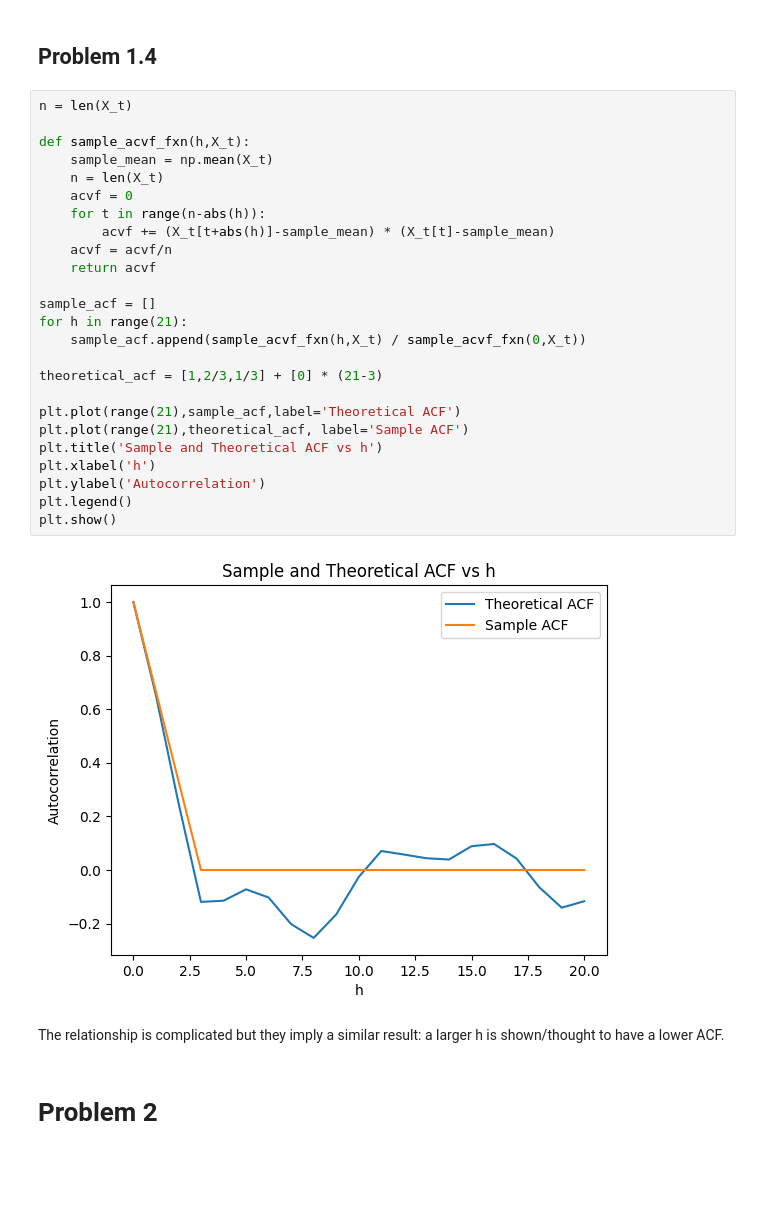
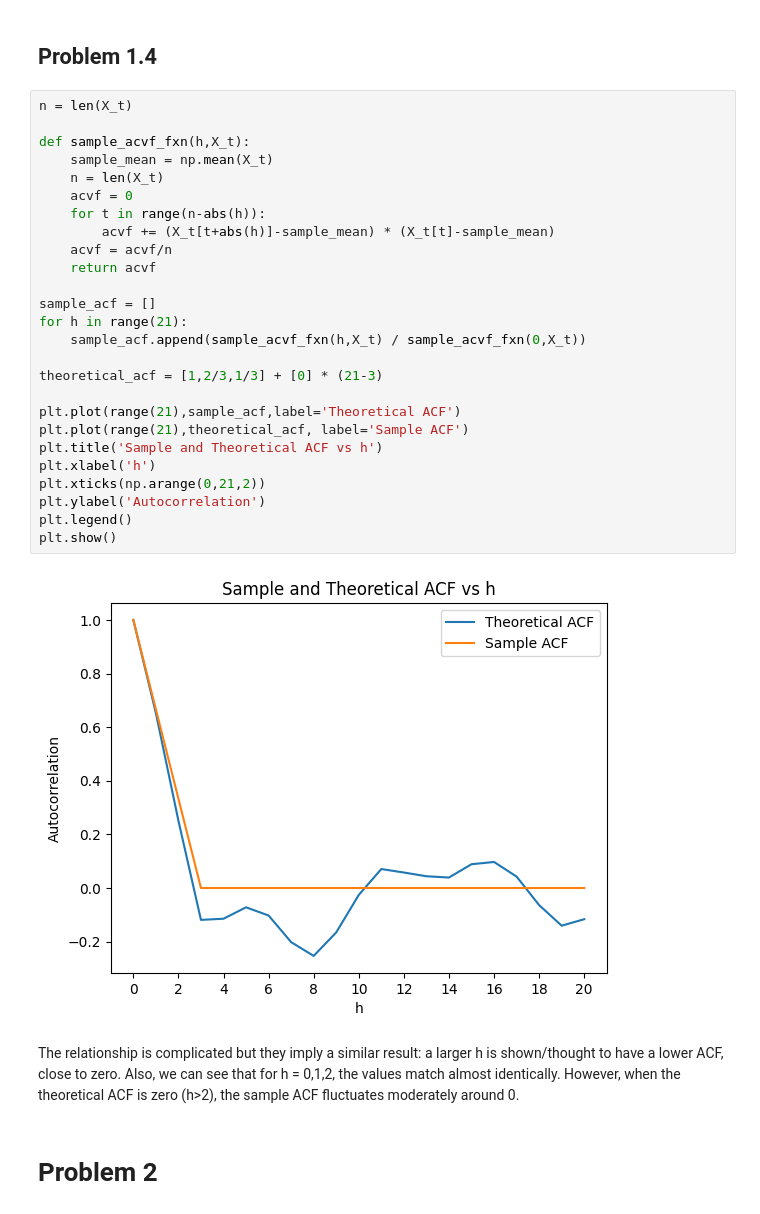
Before and after one commit to bwolfe0/Time_Series_PSTAT274, a Jupyter notebook: Lab_1/Lab1.ipynb, the cells around one changed output. Cells and saved outputs as stored; diff of their text form; blank space fills up the shorter version.

```diff
--- a/Lab_1/Lab1.ipynb
+++ b/Lab_1/Lab1.ipynb
@@ -47,32 +49,33 @@ See PDF
 # %%
 n = len(X_t)
 
 def sample_acvf_fxn(h,X_t):
     sample_mean = np.mean(X_t)
     n = len(X_t)
     acvf = 0
     for t in range(n-abs(h)):
         acvf += (X_t[t+abs(h)]-sample_mean) * (X_t[t]-sample_mean)
     acvf = acvf/n
     return acvf
 
 sample_acf = []
 for h in range(21):
     sample_acf.append(sample_acvf_fxn(h,X_t) / sample_acvf_fxn(0,X_t))
 
 theoretical_acf = [1,2/3,1/3] + [0] * (21-3)
 
 plt.plot(range(21),sample_acf,label='Theoretical ACF')
 plt.plot(range(21),theoretical_acf, label='Sample ACF')
 plt.title('Sample and Theoretical ACF vs h')
 plt.xlabel('h')
+plt.xticks(np.arange(0,21,2))
 plt.ylabel('Autocorrelation')
 plt.legend()
 plt.show()
 # %% [output]
-[figure, old version]
+[figure, new version]
 # %% [markdown]
-The relationship is complicated but they imply a similar result: a larger h is shown/thought to have a lower ACF.
+The relationship is complicated but they imply a similar result: a larger h is shown/thought to have a lower ACF, close to zero. Also, we can see that for h = 0,1,2, the values match almost identically. However, when the theoretical ACF is zero (h>2), the sample ACF fluctuates moderately around 0.
 # %% [markdown]
 # Problem 2
 # %% [markdown]
```
Also changed, not shown: parts of 3 cells of this notebook.
